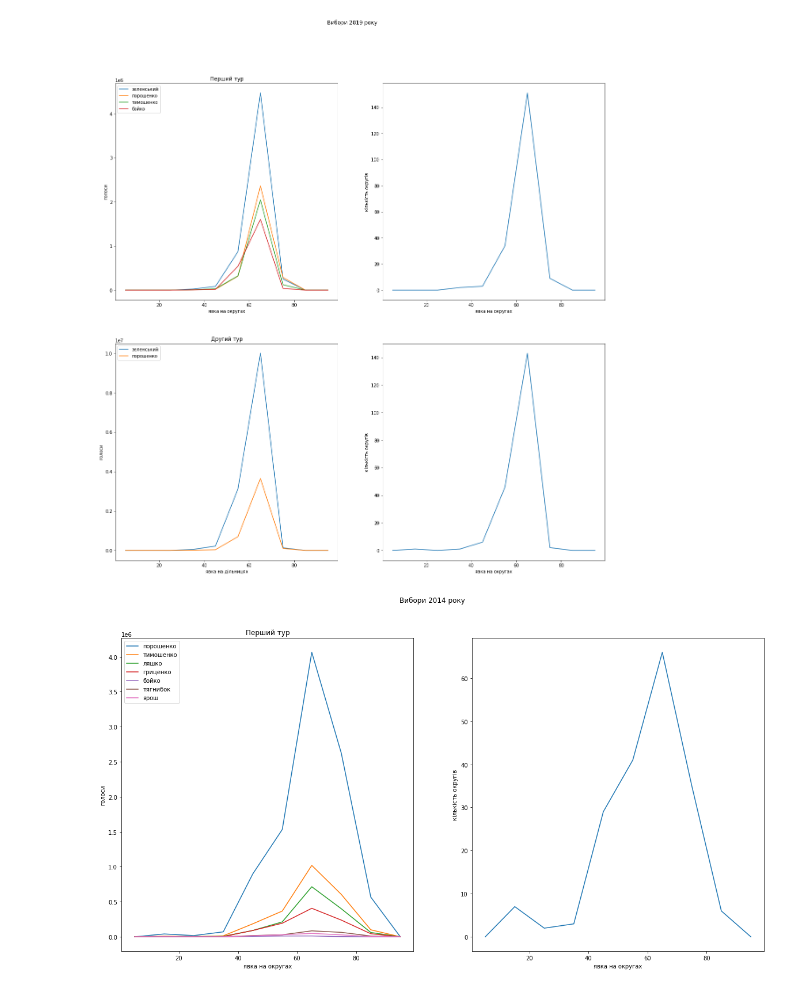
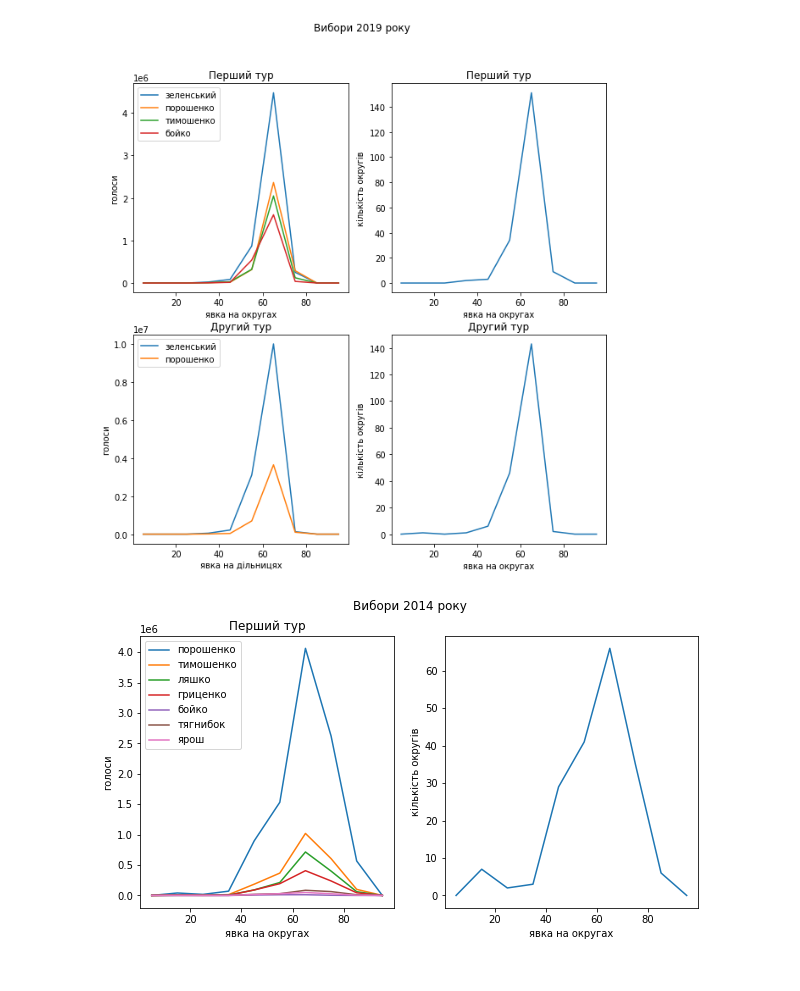
Before and after one commit to alexkernphysiker/ukr-elections, a Jupyter notebook: election_plots.ipynb, the cells around one changed output. Cells and saved outputs as stored; diff of their text form; code cells hidden in the pictures.

Commit message:
plots size changed

```diff
--- a/election_plots.ipynb
+++ b/election_plots.ipynb
@@ -75,8 +75,8 @@ foreign={333}
 
 west=zak|fra|lv|tern|khmel|chernivtsi|riv|vol
 center=vin|krop|cherk|pol|dp
-north=zhy|kyiv_reg|chernihiv|sumy|kyiv
-east=dn|lg|kharkiv|kharkiv_reg
+north=zhy|kyiv_reg|chernihiv|sumy|kyiv_city
+east=dn|lg|kharkiv
 south=od|kherson|myk|zp|crimea|sebastopol
 ua=west|east|north|south|center
 
@@ -130,41 +130,43 @@ def get_2nd_for(name):
         pass
     pass
 fig=plt.figure()
-fig.set_size_inches(20 , 20, forward=True)
+fig.set_size_inches(10 , 10, forward=True)
 fig.suptitle("Вибори 2019 року")
 fig.show()
 
 ax=fig.add_subplot(221)
 for name in ["зеленський","порошенко","тимошенко","бойко"]:
     districts,voices=prepare_data(compr,get_1st_for(name),ua)
     ax.plot([x*compr+compr/2 for x in range(len(voices))],voices, label=name);
     pass
 ax.title.set_text("Перший тур")
 ax.set_xlabel("явка на округах")
 ax.set_ylabel("голоси")
 ax.legend(loc=2)
 ax=fig.add_subplot(222)
 ax.plot([x*compr+compr/2 for x in range(len(districts))],districts, label=name);
+ax.title.set_text("Перший тур")
 ax.set_xlabel("явка на округах")
 ax.set_ylabel("кількість округів")
 
 ax=fig.add_subplot(223)
 for name in ["зеленський","порошенко"]:
     districts,voices=prepare_data(compr,get_2nd_for(name),ua)
     ax.plot([x*compr+compr/2 for x in range(len(voices))],voices, label=name);
     pass
 ax.title.set_text("Другий тур")
 ax.set_xlabel("явка на дільницях")
 ax.set_ylabel("голоси")
 ax.legend(loc=2)
 ax=fig.add_subplot(224)
 ax.plot([x*compr+compr/2 for x in range(len(districts))],districts, label=name);
+ax.title.set_text("Другий тур")
 ax.set_xlabel("явка на округах")
 ax.set_ylabel("кількість округів")
 
 plt.draw()
 # %% [output]
-[figure, old version]
+[figure, new version]
 # %%
 def get_attendance(name):
     for item in get_columns(13,name):
@@ -196,7 +198,7 @@ def get_for(name):
     pass
 
 fig=plt.figure()
-fig.set_size_inches(20 , 10, forward=True)
+fig.set_size_inches(10 , 5, forward=True)
 fig.suptitle("Вибори 2014 року")
 fig.show()
 ax=fig.add_subplot(121)
@@ -215,7 +217,7 @@ ax.set_ylabel("кількість округів")
 
 plt.draw()
 # %% [output]
-[figure, old version]
+[figure, new version]
 # %%
 def get_attendance(name):
     for item in get_columns(10,name):
```
Also changed, not shown: parts of 2 cells of this notebook.
